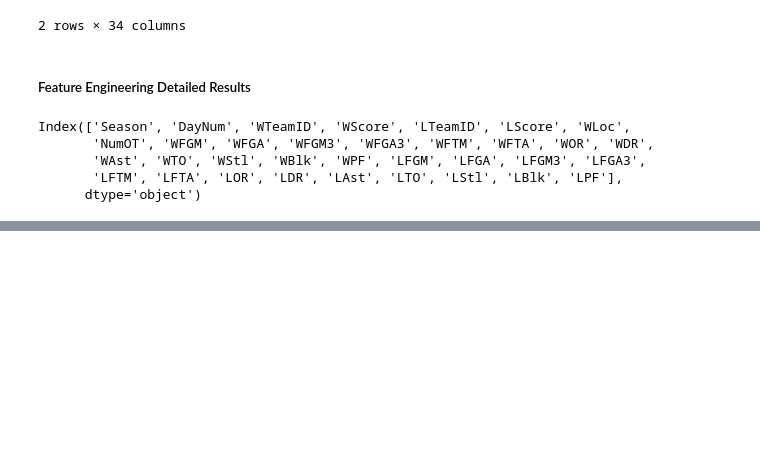
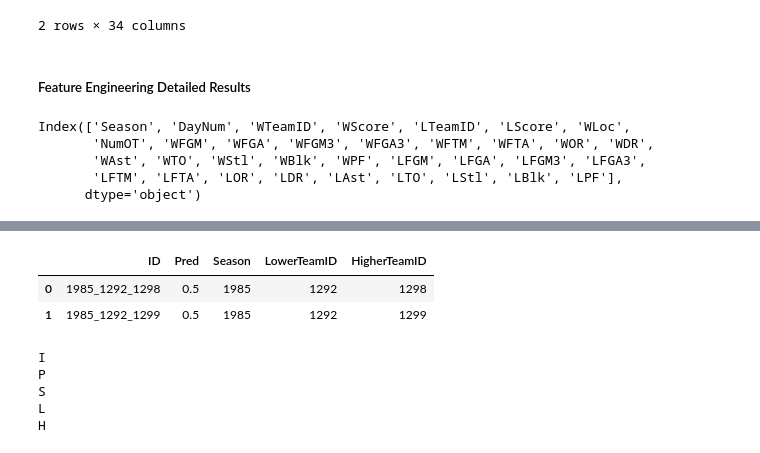
Before and after one commit to nikhil-rai-ds/march-machine-learning-mania-2025, a Jupyter notebook: EDA.ipynb, the cells around one changed output, grey strips where cells are left out. Saved outputs shown, nothing was run; the diff lists cells and outputs as text; code cells hidden in the pictures; blank space fills up the shorter version.

```diff
--- a/EDA.ipynb
+++ b/EDA.ipynb
@@ -1930,0 +1961,15 @@ Index(['TeamID', 'Season', 'DayNum', 'Score', 'FGM', 'FGA', 'FGM3', 'FGA3',
+# %%
+df_submission_new.head(2)
+# %% [output]
+|  | ID | Pred | Season | LowerTeamID | HigherTeamID |
+| 0 | 1985_1292_1298 | 0.5 | 1985 | 1292 | 1298 |
+| 1 | 1985_1292_1299 | 0.5 | 1985 | 1292 | 1299 |
+# %%
+for row in df_submission_new :
+    print(row[0])
+# %% [output]
+I
+P
+S
+L
+H
```
Also changed, not shown: parts of 18 cells of this notebook.
